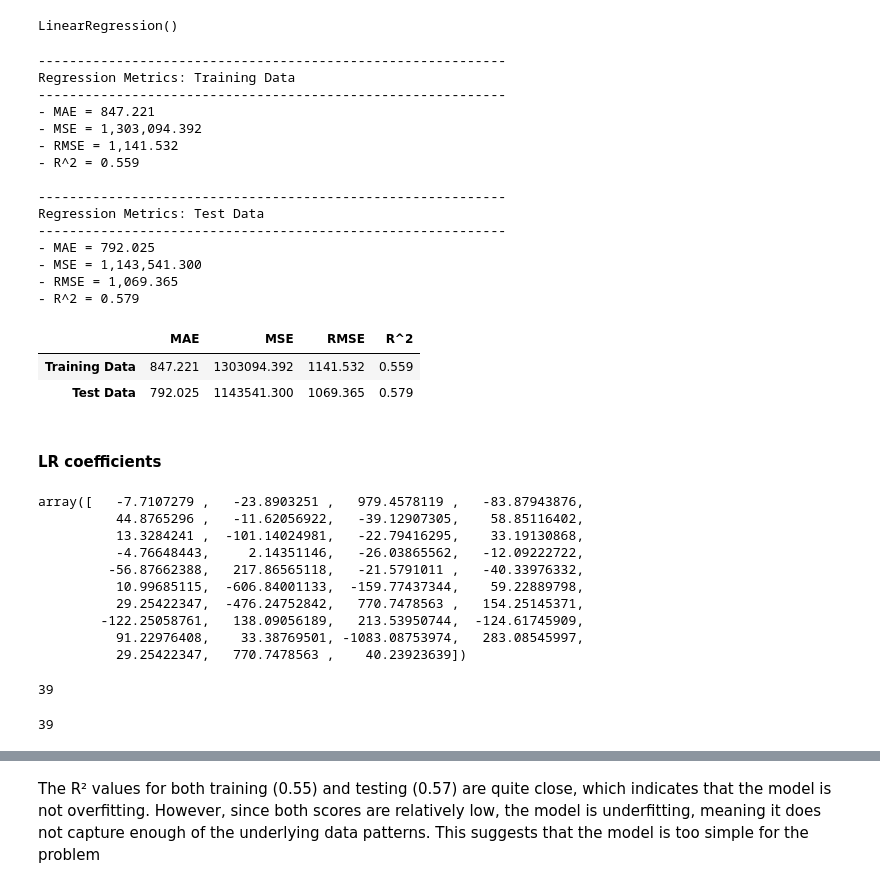
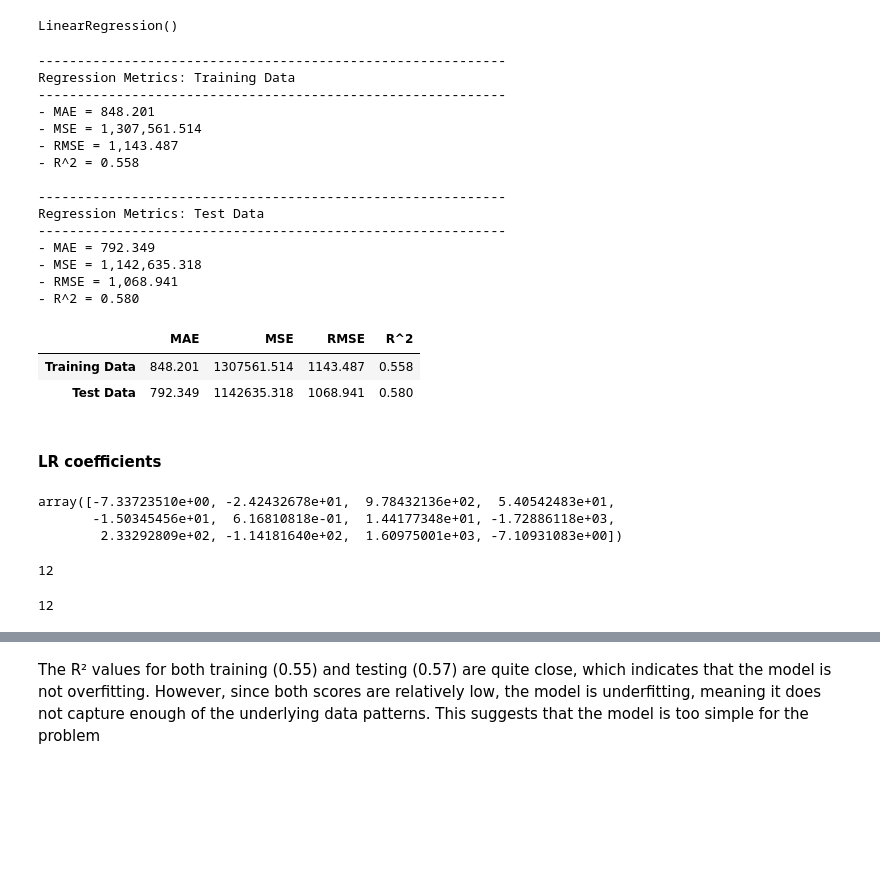
Before and after one commit to farahwadya/Predection-of-sales--machine-learning, a Jupyter notebook: Predection_of_sales_machine_learning.ipynb, the cells around one changed output, grey strips where cells are left out. Cells and saved outputs as stored; diff of their text form; code cells hidden in the pictures; blank space fills up the shorter version.

```diff
--- a/Predection_of_sales_machine_learning.ipynb
+++ b/Predection_of_sales_machine_learning.ipynb
@@ -305,7 +340,7 @@ df_sales.head()
 # %%
 #define target feature
 y = df_sales['Item_Outlet_Sales']
-X = df_sales.drop(columns=["Item_Outlet_Sales", "Item_Id"])
+X = df_sales.drop(columns=['Item_Outlet_Sales','Outlet_Id','Item_Id','Est_Year','Item_Type'])
 # %%
 #split to train and test model
 from sklearn.model_selection import train_test_split
@@ -552,42 +592,35 @@ def evaluate_regression(reg, X_train, y_train, X_test, y_test, verbose = True,
     # Return the dataframe
     return results_df.round(3)
 # %%
-evaluate_regression(linreg_pipe, X_train, y_train, X_test, y_test, verbose = True, output_frame = True)
+evaluate_regression(lin_reg, X_train_processed, y_train, X_test_processed, y_test, verbose = True, output_frame = True)
 # %% [output]
 ------------------------------------------------------------
 Regression Metrics: Training Data
 ------------------------------------------------------------
-- MAE = 847.221
-- MSE = 1,303,094.392
-- RMSE = 1,141.532
-- R^2 = 0.559
+- MAE = 848.201
+- MSE = 1,307,561.514
+- RMSE = 1,143.487
+- R^2 = 0.558
 
 ------------------------------------------------------------
 Regression Metrics: Test Data
 ------------------------------------------------------------
-- MAE = 792.025
-- MSE = 1,143,541.300
-- RMSE = 1,069.365
-- R^2 = 0.579
+- MAE = 792.349
+- MSE = 1,142,635.318
+- RMSE = 1,068.941
+- R^2 = 0.580
 |  | MAE | MSE | RMSE | R^2 |
-| Training Data | 847.221 | 1303094.392 | 1141.532 | 0.559 |
-| Test Data | 792.025 | 1143541.300 | 1069.365 | 0.579 |
+| Training Data | 848.201 | 1307561.514 | 1143.487 | 0.558 |
+| Test Data | 792.349 | 1142635.318 | 1068.941 | 0.580 |
 # %% [markdown]
 #### LR coefficients
 # %%
 # Obtain coefficients from linear regression model
 lin_reg.coef_
 # %% [output]
-array([   -7.7107279 ,   -23.8903251 ,   979.4578119 ,   -83.87943876,
-          44.8765296 ,   -11.62056922,   -39.12907305,    58.85116402,
-          13.3284241 ,  -101.14024981,   -22.79416295,    33.19130868,
-          -4.76648443,     2.14351146,   -26.03865562,   -12.09222722,
-         -56.87662388,   217.86565118,   -21.5791011 ,   -40.33976332,
-          10.99685115,  -606.84001133,  -159.77437344,    59.22889798,
-          29.25422347,  -476.24752842,   770.7478563 ,   154.25145371,
-        -122.25058761,   138.09056189,   213.53950744,  -124.61745909,
-          91.22976408,    33.38769501, -1083.08753974,   283.08545997,
-          29.25422347,   770.7478563 ,    40.23923639])
+array([-7.33723510e+00, -2.42432678e+01,  9.78432136e+02,  5.40542483e+01,
+       -1.50345456e+01,  6.16810818e-01,  1.44177348e+01, -1.72886118e+03,
+        2.33292809e+02, -1.14181640e+02,  1.60975001e+03, -7.10931083e+00])
 # %%
 # Checking the number of coeffs matches the # of feature names
 # categorical features بعد OneHotEncoder
@@ -596,8 +629,8 @@ feature_names_B = list(num_cols) + list(cat_ft) + list(ord_cols)
 print(len(lin_reg.coef_))
 len(feature_names_B)
 # %% [output]
-39
+12
-39
+12
 # %%
 # Saving the coefficients as Pandas series
 coeffs = pd.Series(lin_reg.coef_, index= feature_names_B)
```
Also changed, not shown: parts of 21 cells of this notebook.
